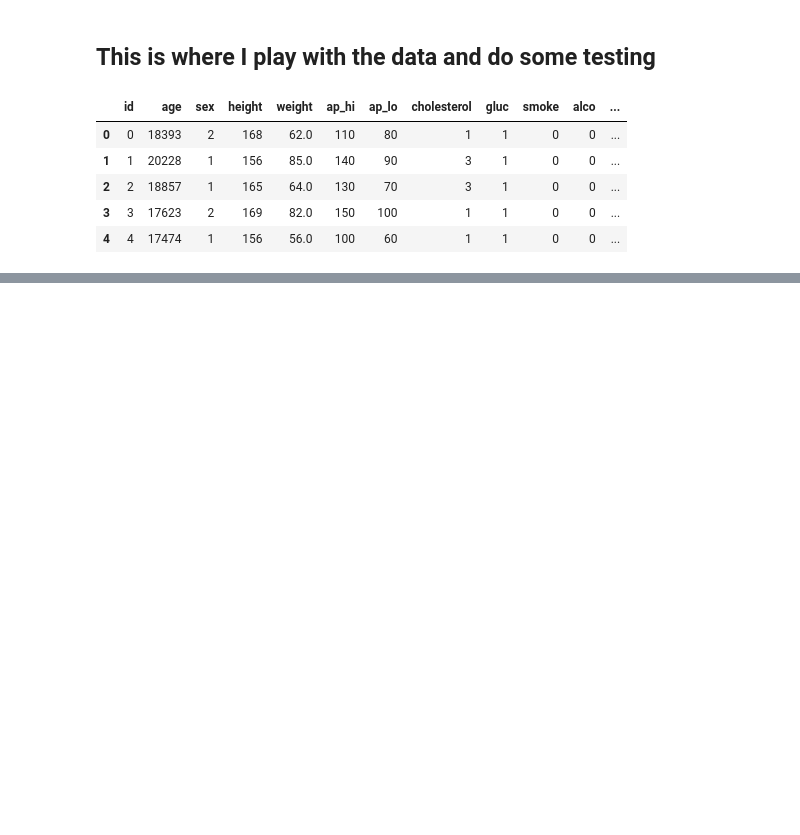
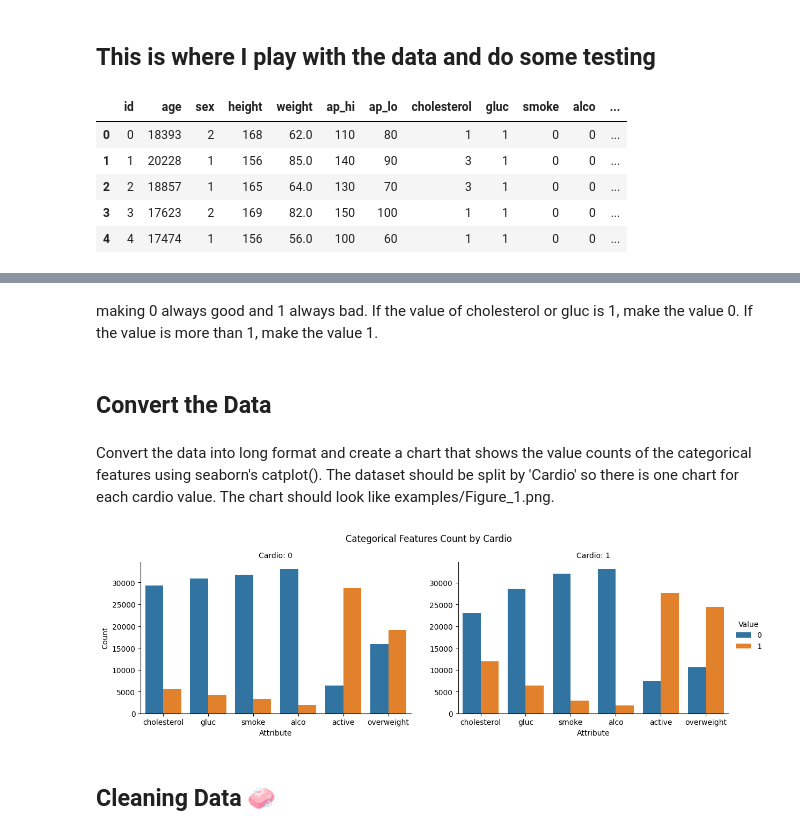
Before and after one commit to Jack-Merrett/medical_data_visualizer, a Jupyter notebook: notebooks/data_testing.ipynb, the cells around one changed output, grey strips where cells are left out. Cells and saved outputs as stored; diff of their text form; code cells hidden in the pictures; blank space fills up the shorter version.

```diff
--- a/notebooks/data_testing.ipynb
+++ b/notebooks/data_testing.ipynb
@@ -21 +27,5 @@ df.head()
+# %%
+df['bmi'] = df['weight'] / (df['height'] / 100) ** 2
+# %%
+df['overweight'] = df['bmi'].apply(lambda x: 1 if x > 25.0 else 0)
 # %%
@@ -34,11 +37,3 @@ def replace_values(value):
-# %%
-# Add 'overweight' column
-df['overweight'] = None
-
-# Normalize data by making 0 always good and 1 always bad. If the value of 'cholesterol' or 'gluc' is 1, make the value 0.
-# If the value is more than 1, make the value 1.
-df['gluc'] = df['gluc'].apply(replace_values)
-df['cholesterol'] = df['cholesterol'].apply(replace_values)
 # %%
 df
 # %% [output]
@@ -83,0 +55,2 @@ def draw_cat_plot():
+# %% [markdown]
+making 0 always good and 1 always bad. If the value of cholesterol or gluc is 1, make the value 0. If the value is more than 1, make the value 1.
@@ -83,0 +64,19 @@ def draw_cat_plot():
+# %% [markdown]
+## Convert the Data
+# %% [markdown]
+Convert the data into long format and create a chart that shows the value counts of the categorical features using seaborn's catplot(). The dataset should be split by 'Cardio' so there is one chart for each cardio value. The chart should look like examples/Figure_1.png.
+# %%
+# Convert the data into long format
+columns_to_melt = ['cholesterol', 'gluc', 'smoke', 'alco', 'active', 'overweight']
+melted_df = pd.melt(df, id_vars=['cardio'], value_vars=columns_to_melt, var_name='attribute', value_name='value')
+# %%
+# Create a cat plot using Seaborn's catplot()
+g = sns.catplot(data=melted_df, x='attribute', hue='value', kind='count', col='cardio', height=4, aspect=1.5, sharey=False)
+g.set_axis_labels('Attribute', 'Count')
+g.set_titles('Cardio: {col_name}')
+g.legend.set_title('Value')
+plt.subplots_adjust(top=0.85)  # Adjust top spacing for the titles
+plt.suptitle('Categorical Features Count by Cardio')
+plt.show()
+# %% [output]
+[figure, added]
@@ -83,0 +99,2 @@ def draw_cat_plot():
+# %% [markdown]
+## Cleaning Data 🧼
```
Also changed, not shown: parts of 19 cells of this notebook, 1 other file.
